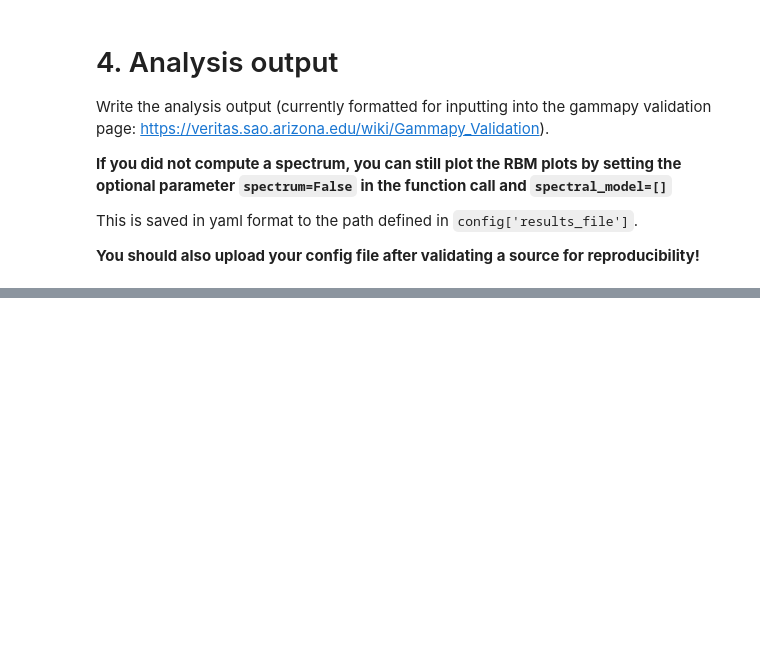
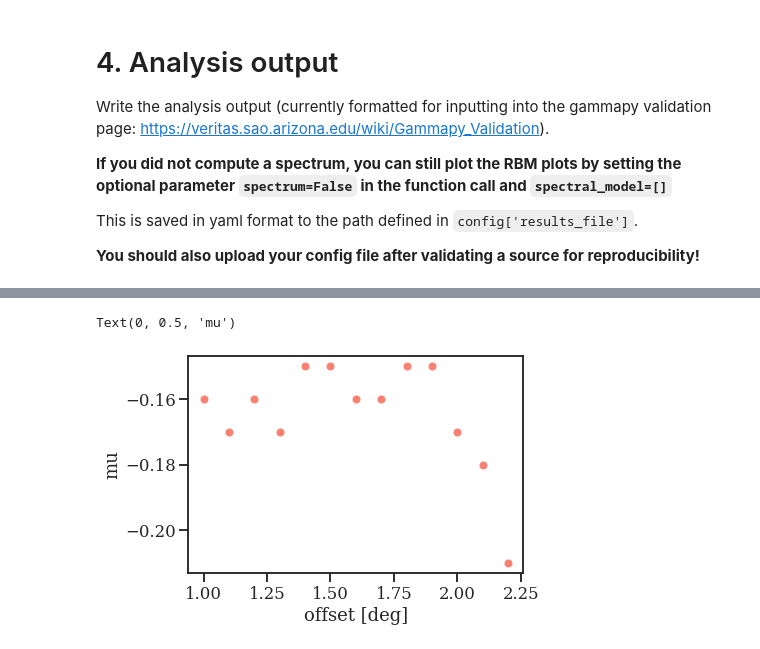
Before and after one commit to VERITAS-Observatory/gammapy-tools, a Jupyter notebook: examples/analysis_notebook.ipynb, the cells around one changed output, grey strips where cells are left out. Cells and saved outputs as stored; diff of their text form; code cells hidden in the pictures; blank space fills up the shorter version.

```diff
--- a/examples/analysis_notebook.ipynb
+++ b/examples/analysis_notebook.ipynb
@@ -238,0 +359,11 @@ index_err : 0.06
+# %%
+offset = np.arange(1,2.2,0.1)
+mu = [-0.16,-0.17,-0.16,-0.17,-0.15,-0.15,-0.16,-0.16,-0.15,-0.15,-0.17,-0.18,-0.21]
+sigma = [1.13,1.11,1.11,1.11,1.09,1.08,1.08,1.05,1.05,1.05,1.05,1.05,1.05]
+# %%
+plt.plot(offset,mu,'o',ms=7,color='salmon')
+plt.xlabel('offset [deg]')
+plt.ylabel('mu')
+# %% [output]
+Text(0, 0.5, 'mu')
+[figure, added]
```
Also changed, not shown: parts of 19 cells of this notebook, 1 other file.
